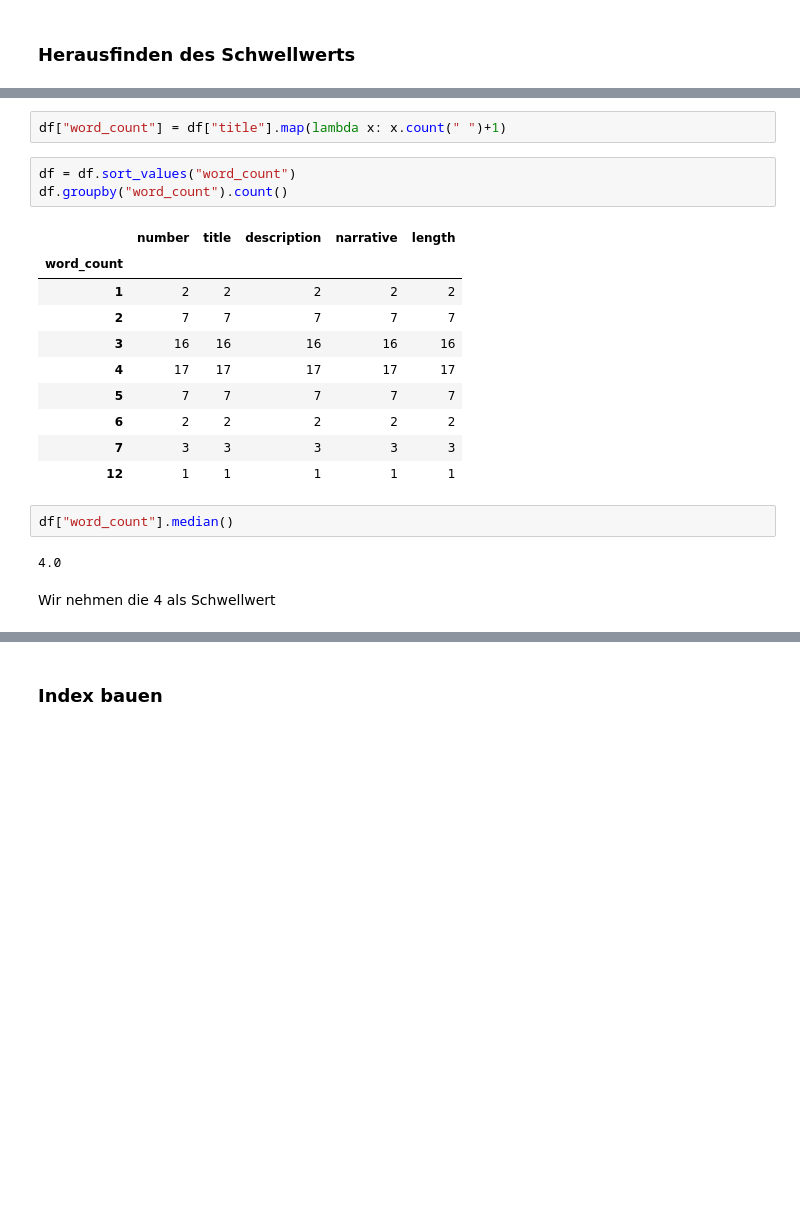
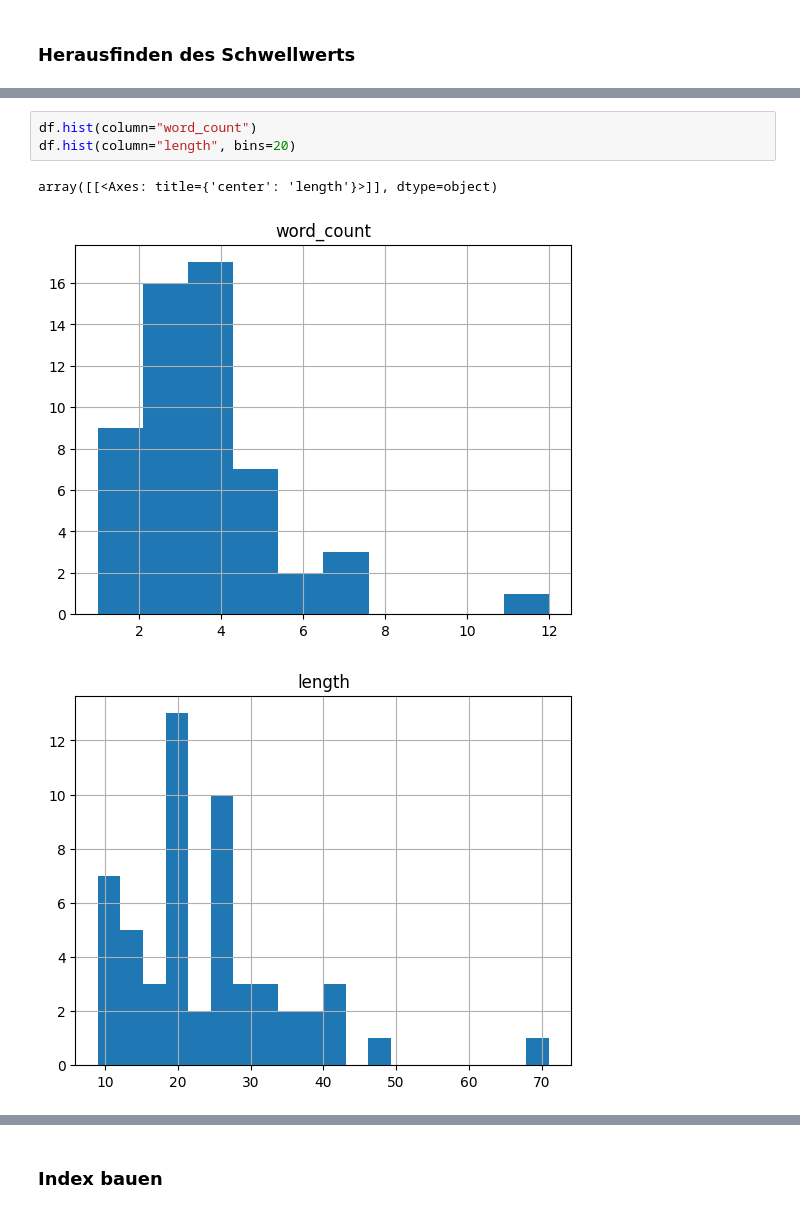
Before and after one commit to tira-io/ir-lab-jena-leipzig-wise-2023-geometric-tortoise, a Jupyter notebook: jupyter-notebook-submissions/hypothesentest.ipynb, the cells around one changed output, grey strips where cells are left out. Drawn from its saved outputs; the diff is of its cells as text; blank space fills up the shorter version.

```diff
--- a/jupyter-notebook-submissions/hypothesentest.ipynb
+++ b/jupyter-notebook-submissions/hypothesentest.ipynb
@@ -32,22 +43,7 @@ df["length"] = df["title"].map(lambda x: len(x))
-# %%
-df["word_count"] = df["title"].map(lambda x: x.count(" ")+1)
-# %%
-df = df.sort_values("word_count")
-df.groupby("word_count").count()
-# %% [output]
-|  | number | title | description | narrative | length |
-| word_count |  |  |  |  |  |
-| 1 | 2 | 2 | 2 | 2 | 2 |
-| 2 | 7 | 7 | 7 | 7 | 7 |
-| 3 | 16 | 16 | 16 | 16 | 16 |
-| 4 | 17 | 17 | 17 | 17 | 17 |
-| 5 | 7 | 7 | 7 | 7 | 7 |
-| 6 | 2 | 2 | 2 | 2 | 2 |
-| 7 | 3 | 3 | 3 | 3 | 3 |
-| 12 | 1 | 1 | 1 | 1 | 1 |
-# %%
-df["word_count"].median()
-# %% [output]
-4.0
-# %% [markdown]
-Wir nehmen die 4 als Schwellwert
+# %%
+df.hist(column="word_count")
+df.hist(column="length", bins=20)
+# %% [output]
+array([[<Axes: title={'center': 'length'}>]], dtype=object)
+[figure, added]
+[figure, added]
```
Also changed, not shown: parts of 21 cells of this notebook.
